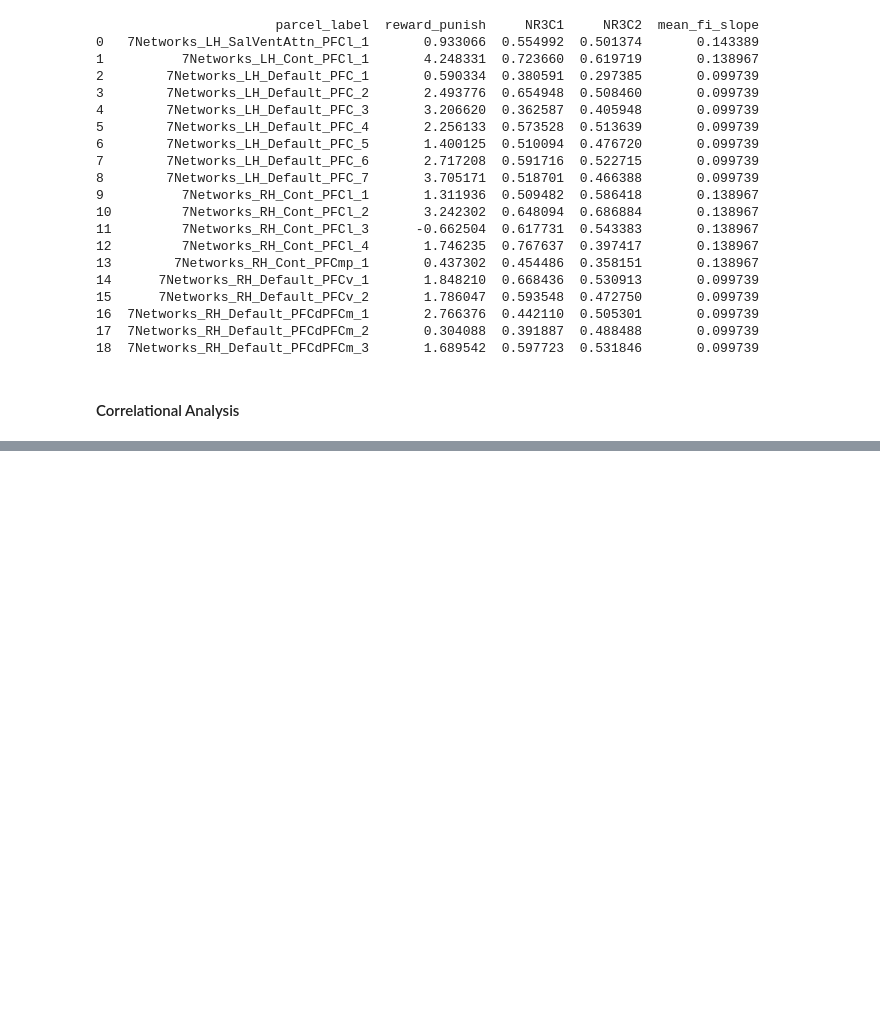
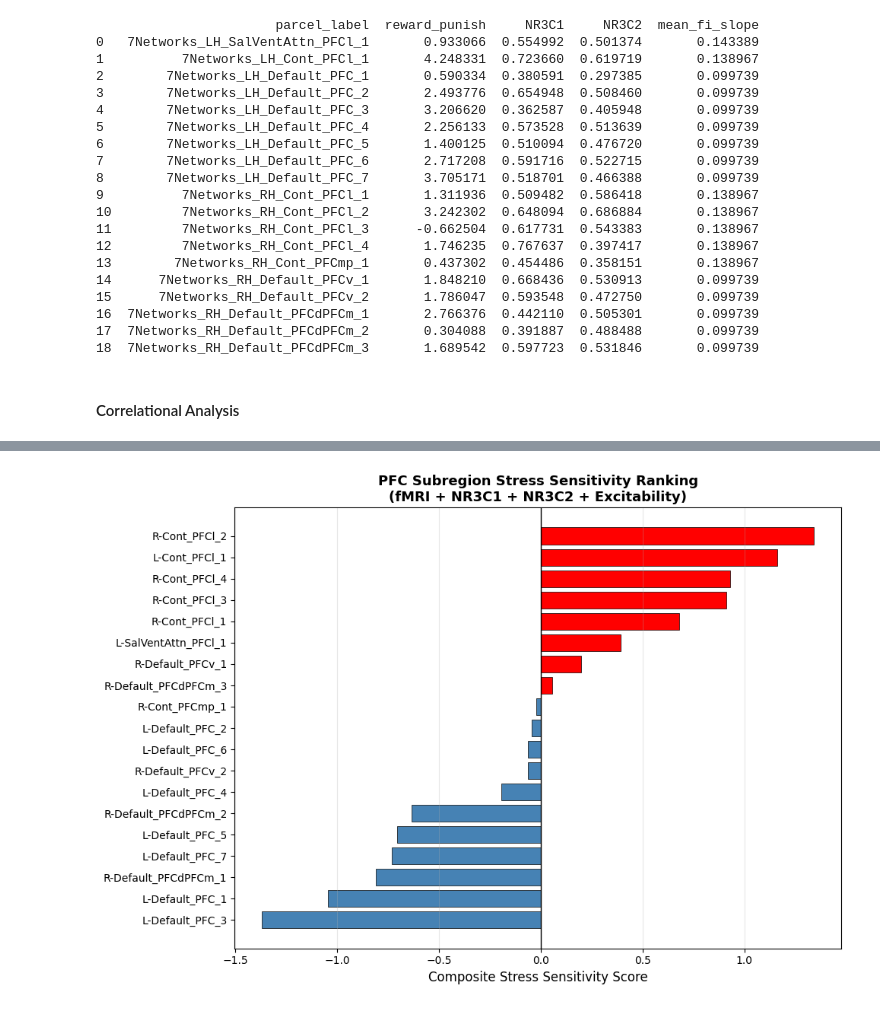
Before and after one commit to arushimunjal/BIPN162-Final-Project, a Jupyter notebook: BIPN162_Final.ipynb, the cells around one changed output, grey strips where cells are left out. Drawn from its saved outputs; the diff is of its cells as text; code cells hidden in the pictures; blank space fills up the shorter version.

```diff
--- a/BIPN162_Final.ipynb
+++ b/BIPN162_Final.ipynb
@@ -511,0 +673,16 @@ print(combined_df[['parcel_label', 'reward_punish', 'NR3C1', 'NR3C2', 'mean_fi_s
+# %%
+from scipy.stats import zscore
+
+combined_df['fMRI_z']   = zscore(combined_df['punish'].fillna(0))
+combined_df['NR3C1_z']  = zscore(combined_df['NR3C1'].fillna(0))
+combined_df['NR3C2_z']  = zscore(combined_df['NR3C2'].fillna(0))
+combined_df['ephys_z']  = zscore(combined_df['mean_fi_slope'].fillna(0))
+
+combined_df['stress_score'] = combined_df[['fMRI_z','NR3C1_z','NR3C2_z','ephys_z']].mean(axis=1)
+
+ranking = combined_df[['parcel_label','punish','NR3C1','NR3C2',
+                        'mean_fi_slope','stress_score']].sort_values(
+    'stress_score', ascending=False).reset_index(drop=True)
+
+print("PFC STRESS SENSITIVITY RANKING:")
+print(ranking.to_string())
@@ -511,0 +717,19 @@ print(combined_df[['parcel_label', 'reward_punish', 'NR3C1', 'NR3C2', 'mean_fi_s
+# %%
+fig, ax = plt.subplots(figsize=(10, 7))
+
+colors = ['red' if s > 0 else 'steelblue' for s in ranking['stress_score']]
+short_labels = [l.replace('7Networks_', '').replace('LH_', 'L-').replace('RH_', 'R-')
+                for l in ranking['parcel_label']]
+
+bars = ax.barh(short_labels[::-1], ranking['stress_score'][::-1], color=colors[::-1], edgecolor='black', linewidth=0.5)
+ax.axvline(x=0, color='black', linewidth=1)
+ax.set_xlabel('Composite Stress Sensitivity Score', fontsize=12)
+ax.set_title('PFC Subregion Stress Sensitivity Ranking\n(fMRI + NR3C1 + NR3C2 + Excitability)',
+             fontsize=13, fontweight='bold')
+ax.grid(True, alpha=0.3, axis='x')
+
+plt.tight_layout()
+plt.savefig(r'C:\Users\user\Downloads\stress_ranking.png', dpi=150, bbox_inches='tight')
+plt.show()
+# %% [output]
+[figure, added]
```
Also changed, not shown: parts of 10 cells of this notebook.
